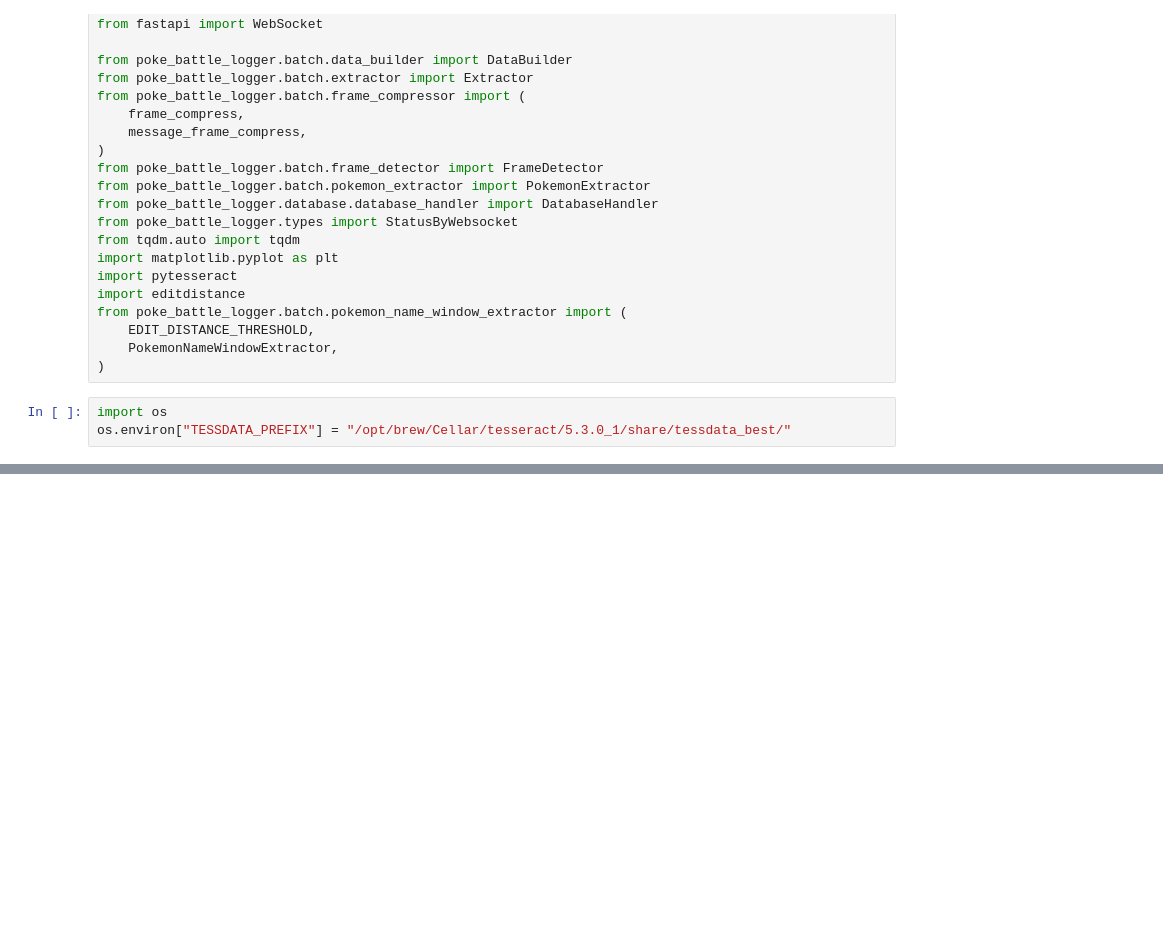
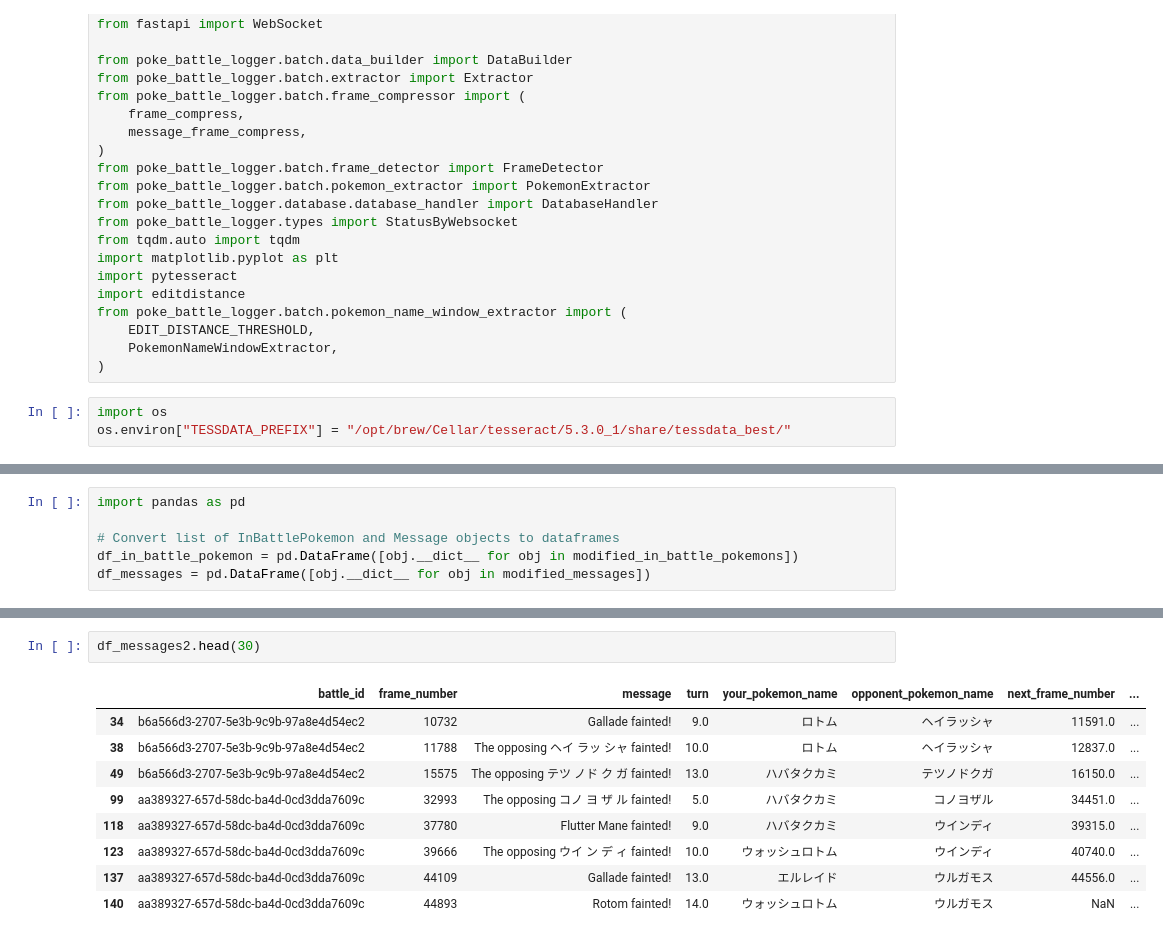
Before and after one commit to fufufukakaka/poke_battle_logger, a Jupyter notebook: Untitled.ipynb, the cells around one changed output, grey strips where cells are left out. Saved outputs shown, nothing was run; the diff lists cells and outputs as text; blank space fills up the shorter version.

```diff
--- a/Untitled.ipynb
+++ b/Untitled.ipynb
@@ -305,0 +297,6 @@ pokemon_select_order_score
+# %%
+import pandas as pd
+
+# Convert list of InBattlePokemon and Message objects to dataframes
+df_in_battle_pokemon = pd.DataFrame([obj.__dict__ for obj in modified_in_battle_pokemons])
+df_messages = pd.DataFrame([obj.__dict__ for obj in modified_messages])
@@ -305,0 +337,12 @@ pokemon_select_order_score
+# %%
+df_messages2.head(30)
+# %% [output]
+|  | battle_id | frame_number | message | turn | your_pokemon_name | opponent_pokemon_name | next_frame_number | ... |
+| 34 | b6a566d3-2707-5e3b-9c9b-97a8e4d54ec2 | 10732 | Gallade fainted! | 9.0 | ロトム | ヘイラッシャ | 11591.0 | ... |
+| 38 | b6a566d3-2707-5e3b-9c9b-97a8e4d54ec2 | 11788 | The opposing ヘイ ラッ シャ fainted! | 10.0 | ロトム | ヘイラッシャ | 12837.0 | ... |
+| 49 | b6a566d3-2707-5e3b-9c9b-97a8e4d54ec2 | 15575 | The opposing テツ ノド ク ガ fainted! | 13.0 | ハバタクカミ | テツノドクガ | 16150.0 | ... |
+| 99 | aa389327-657d-58dc-ba4d-0cd3dda7609c | 32993 | The opposing コノ ヨ ザ ル fainted! | 5.0 | ハバタクカミ | コノヨザル | 34451.0 | ... |
+| 118 | aa389327-657d-58dc-ba4d-0cd3dda7609c | 37780 | Flutter Mane fainted! | 9.0 | ハバタクカミ | ウインディ | 39315.0 | ... |
+| 123 | aa389327-657d-58dc-ba4d-0cd3dda7609c | 39666 | The opposing ウイ ン デ ィ fainted! | 10.0 | ウォッシュロトム | ウインディ | 40740.0 | ... |
+| 137 | aa389327-657d-58dc-ba4d-0cd3dda7609c | 44109 | Gallade fainted! | 13.0 | エルレイド | ウルガモス | 44556.0 | ... |
+| 140 | aa389327-657d-58dc-ba4d-0cd3dda7609c | 44893 | Rotom fainted! | 14.0 | ウォッシュロトム | ウルガモス | NaN | ... |
```
Also changed, not shown: parts of 23 cells of this notebook, 1 other file.
